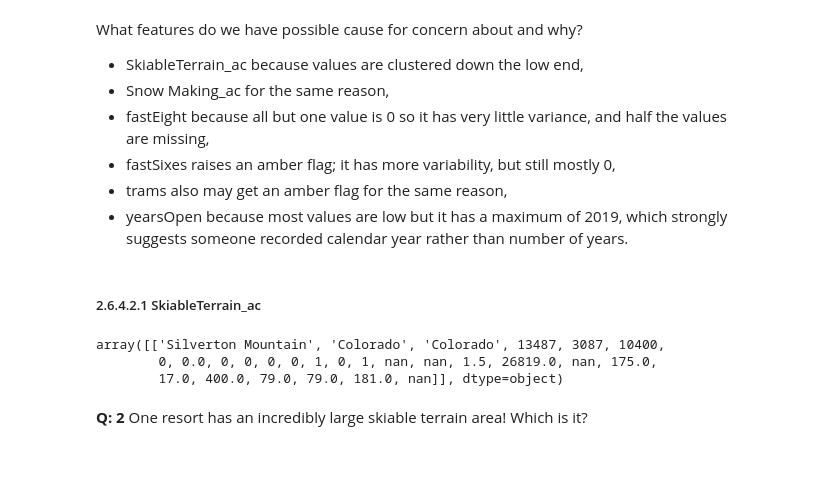
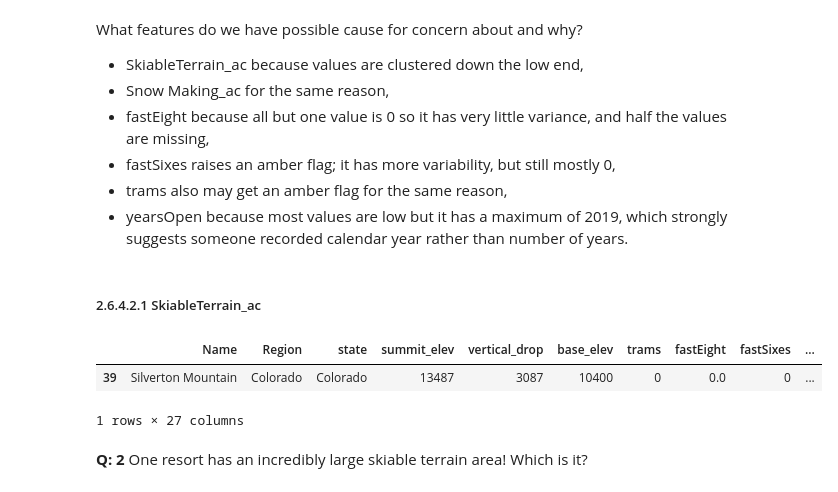
Before and after one commit to gulnar77/DataScienceGuidedCapstone, a Jupyter notebook: Notebooks/02_data_wrangling.ipynb, the cells around one changed output. Drawn from its saved outputs; the diff is of its cells as text; code cells hidden in the pictures; blank space fills up the shorter version.

```diff
--- a/Notebooks/02_data_wrangling.ipynb
+++ b/Notebooks/02_data_wrangling.ipynb
@@ -536,11 +536,11 @@ What features do we have possible cause for concern about and why?
 # %%
 #Code task 19#
 #Filter the 'SkiableTerrain_ac' column to print the values greater than 10000
-display(ski_data.values[ski_data.SkiableTerrain_ac > 10000])
+ski_data[ski_data.SkiableTerrain_ac > 10000]
 # %% [output]
+|  | Name | Region | state | summit_elev | vertical_drop | base_elev | trams | fastEight | fastSixes | ... |
+| 39 | Silverton Mountain | Colorado | Colorado | 13487 | 3087 | 10400 | 0 | 0.0 | 0 | ... |
-array([['Silverton Mountain', 'Colorado', 'Colorado', 13487, 3087, 10400,
-        0, 0.0, 0, 0, 0, 0, 1, 0, 1, nan, nan, 1.5, 26819.0, nan, 175.0,
-        17.0, 400.0, 79.0, 79.0, 181.0, nan]], dtype=object)
+1 rows × 27 columns
 # %% [markdown]
 **Q: 2** One resort has an incredibly large skiable terrain area! Which is it?
 # %%
```
